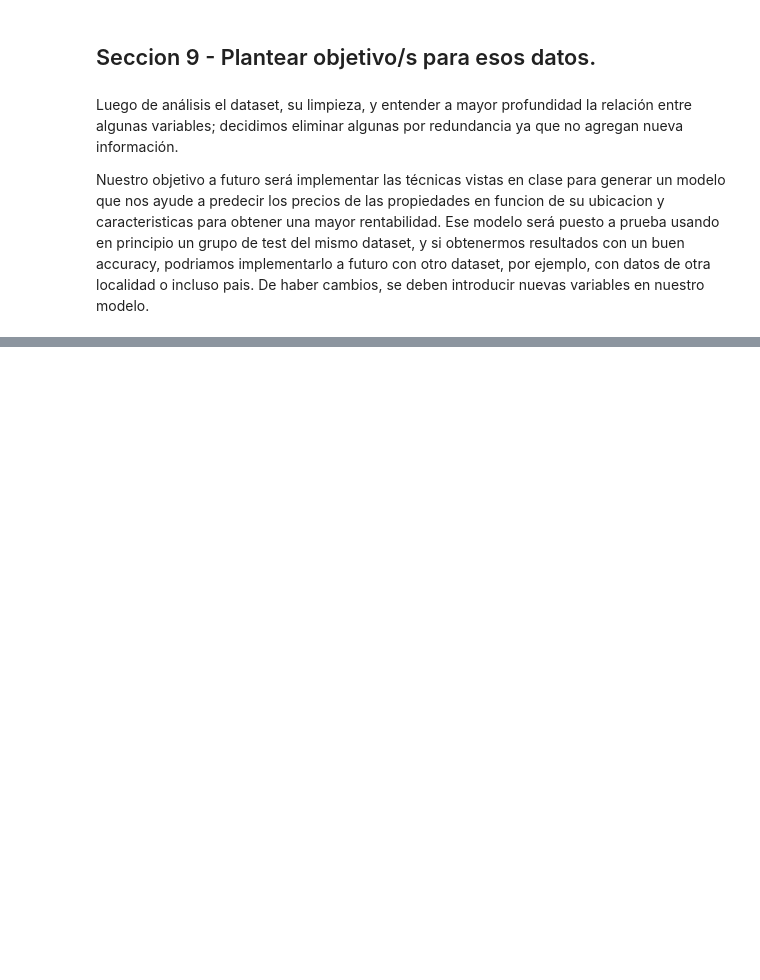
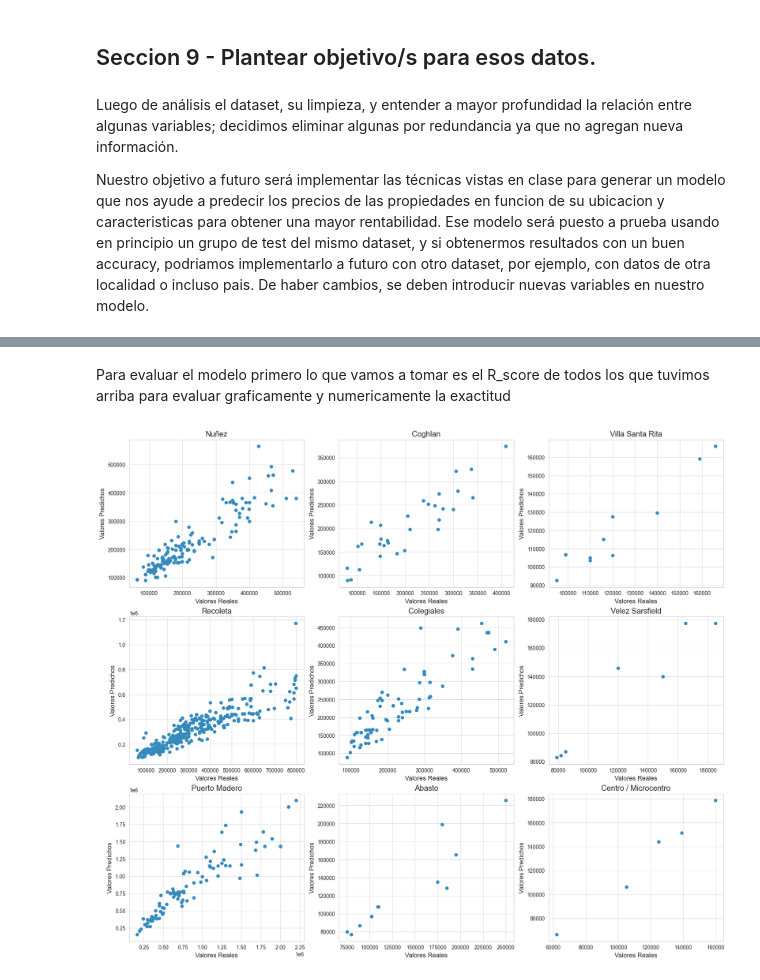
Before and after one commit to Jmgaz/Proyecto_Final_Data_Science, a Jupyter notebook: PrimeraEntrega_Carsillo+Rodriguez.ipynb, the cells around one changed output, grey strips where cells are left out. Drawn from its saved outputs; the diff is of its cells as text; code cells hidden in the pictures; blank space fills up the shorter version.

```diff
--- a/PrimeraEntrega_Carsillo+Rodriguez.ipynb
+++ b/PrimeraEntrega_Carsillo+Rodriguez.ipynb
@@ -801,0 +826,19 @@ Nuestro objetivo a futuro será implementar las técnicas vistas en clase para g
+# %%
+nombre_barrios = df_1.l3.unique()
+
+
+for i in nombre_barrios:
+    X = df_1[df_1['l3'] == i].drop(columns='price')
+    Y = df_1[df_1['l3'] == i].price
+    X = X.drop(columns=['l3'])
+
+    lr = LinearRegression()
+
+    X_train,X_test,Y_train,Y_test = train_test_split(X,Y,test_size=0.3,random_state=0)
+    lr.fit(X_train,Y_train)
+    y_pred_train = lr.predict(X_train)
+    y_pred_test = lr.predict(X_test)
+    r2_train = r2_score(Y_train,y_pred_train)
+    r2_test = r2_score(Y_test,y_pred_test)
+    if r2_test > 0.8:
+        print(f'Barrio: {le_l3.inverse_transform([i])[0]} , R2_Train: {r2_train}, R2_Test: {r2_test}')
@@ -801,0 +873,41 @@ Nuestro objetivo a futuro será implementar las técnicas vistas en clase para g
+# %% [markdown]
+Para evaluar el modelo primero lo que vamos a tomar es el R_score de todos los que tuvimos arriba para evaluar graficamente y numericamente la exactitud
+# %%
+figure, axis = plt.subplots(3, 3, figsize=(20,17))
+
+f,g = 0,0
+
+
+for i in nombre_barrios:
+    X = df_1[df_1['l3'] == i].drop(columns='price')
+    Y = df_1[df_1['l3'] == i].price
+    X = X.drop(columns=['l3'])
+
+
+
+
+    lr = LinearRegression()
+
+    X_train,X_test,Y_train,Y_test = train_test_split(X,Y,test_size=0.3,random_state=0)
+    lr.fit(X_train,Y_train)
+    y_pred_train = lr.predict(X_train)
+    y_pred_test = lr.predict(X_test)
+    r2_train = r2_score(Y_train,y_pred_train)
+    r2_test = r2_score(Y_test,y_pred_test)
+    if r2_test > 0.8:
+        #Bucle para armar grilla de graficos
+
+
+        #print(f'Barrio: {le_l3.inverse_transform([i])[0]} , R2_Train: {r2_train}, R2_Test: {r2_test}')
+        axis[f, g].scatter(Y_test,y_pred_test)
+        axis[f, g].set_xlabel("Valores Reales")
+        axis[f, g].set_ylabel("Valores Predichos")
+        axis[f, g].set_title(le_l3.inverse_transform([i])[0])
+        f = f + 1
+        if (f == 3):
+            g = g + 1
+            f = 0
+
+plt.show()
+# %% [output]
+[figure, added]
```
Also changed, not shown: parts of 22 cells of this notebook, 1 other file.
